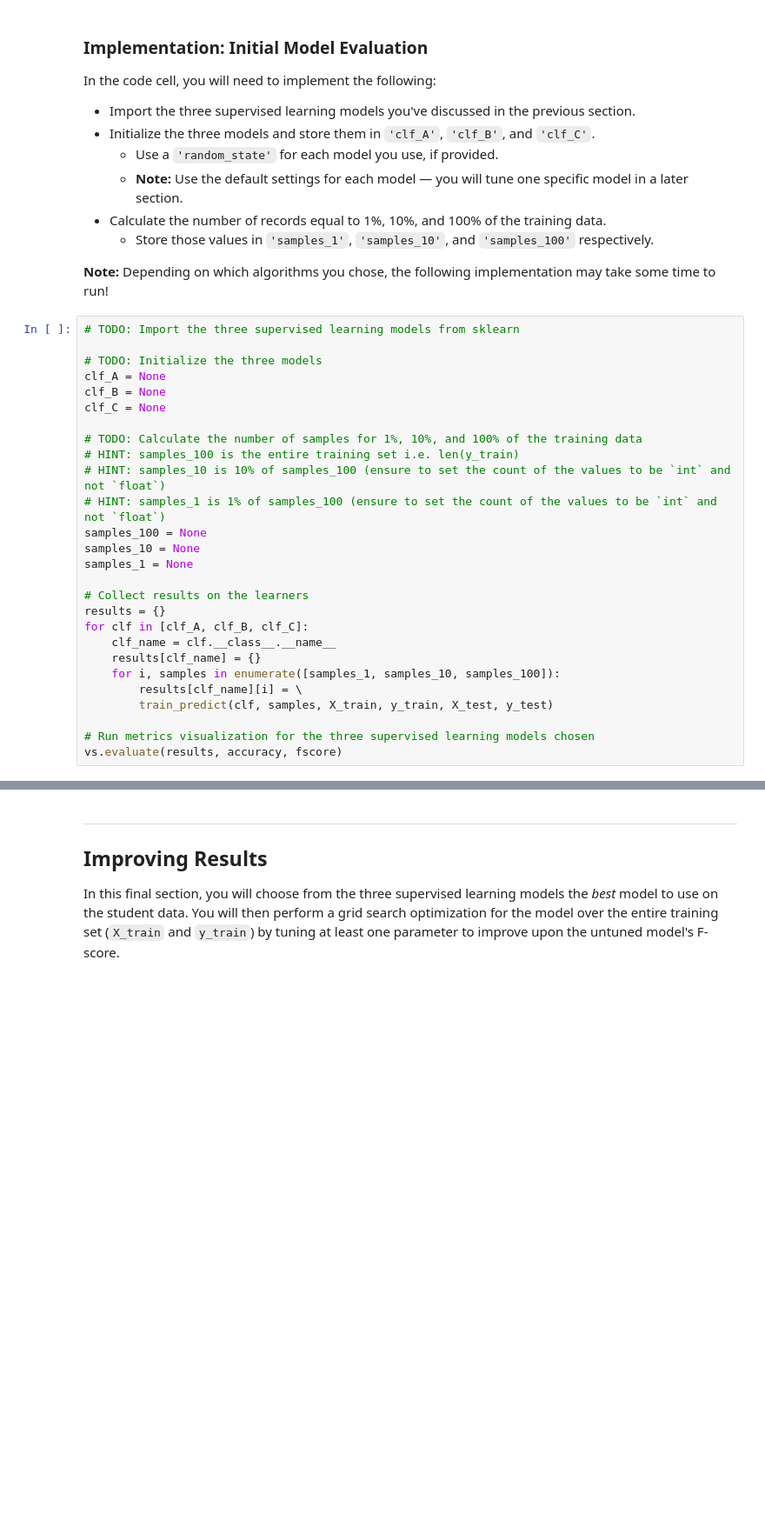
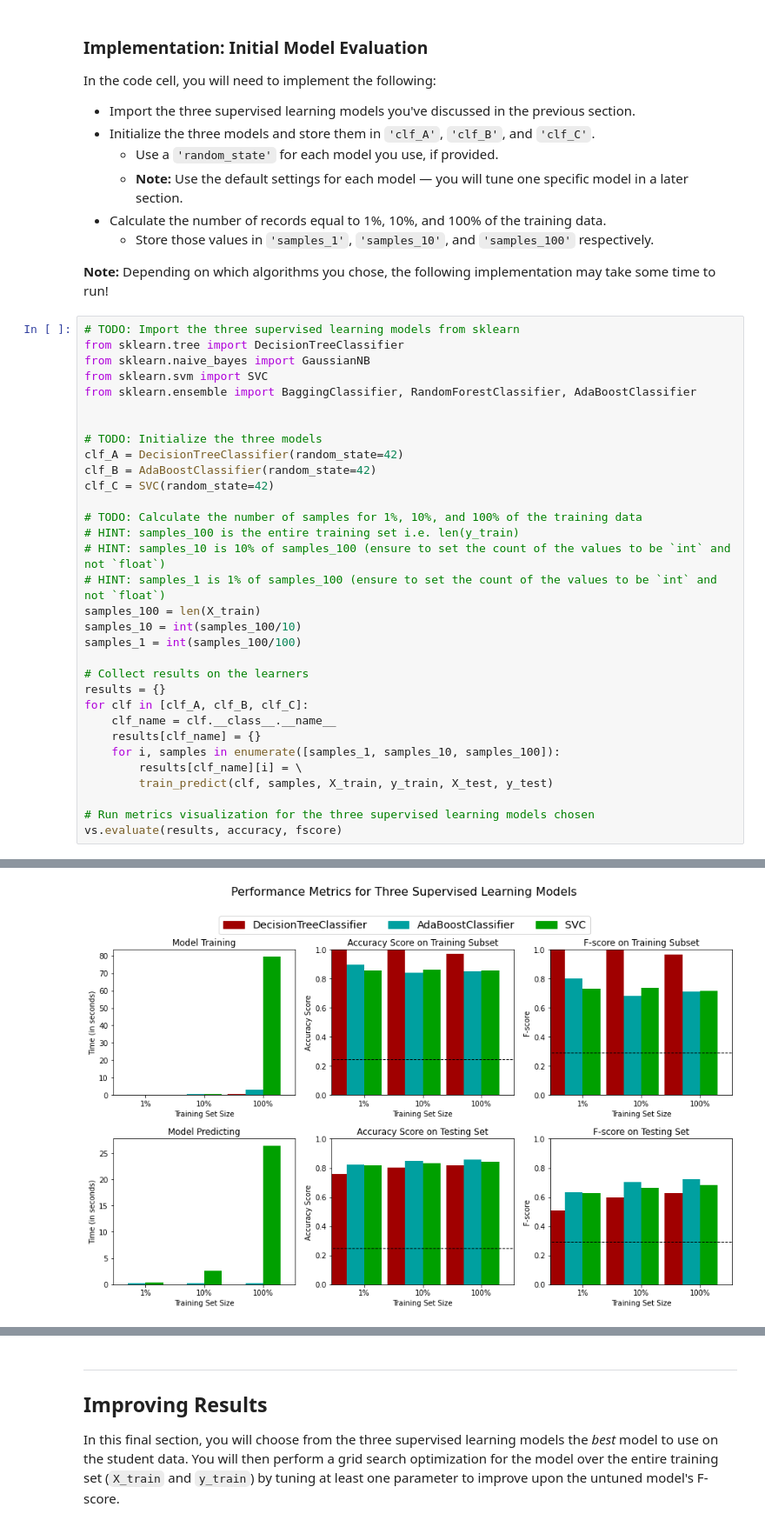
Before and after one commit to phohlfeld/Data-Scientist-ND, a Jupyter notebook: finding_donors/finding_donors.ipynb, the cells around one changed output, grey strips where cells are left out. Shown at 87% size. Drawn from its saved outputs; the diff is of its cells as text; blank space fills up the shorter version.

```diff
--- a/finding_donors/finding_donors.ipynb
+++ b/finding_donors/finding_donors.ipynb
@@ -361,19 +379,24 @@ In the code cell, you will need to implement the following:
 **Note:** Depending on which algorithms you chose, the following implementation may take some time to run!
 # %%
 # TODO: Import the three supervised learning models from sklearn
+from sklearn.tree import DecisionTreeClassifier
+from sklearn.naive_bayes import GaussianNB
+from sklearn.svm import SVC
+from sklearn.ensemble import BaggingClassifier, RandomForestClassifier, AdaBoostClassifier
+
 
 # TODO: Initialize the three models
-clf_A = None
-clf_B = None
-clf_C = None
+clf_A = DecisionTreeClassifier(random_state=42)
+clf_B = AdaBoostClassifier(random_state=42)
+clf_C = SVC(random_state=42)
 
 # TODO: Calculate the number of samples for 1%, 10%, and 100% of the training data
 # HINT: samples_100 is the entire training set i.e. len(y_train)
 # HINT: samples_10 is 10% of samples_100 (ensure to set the count of the values to be `int` and not `float`)
 # HINT: samples_1 is 1% of samples_100 (ensure to set the count of the values to be `int` and not `float`)
-samples_100 = None
-samples_10 = None
-samples_1 = None
+samples_100 = len(X_train)
+samples_10 = int(samples_100/10)
+samples_1 = int(samples_100/100)
 
 # Collect results on the learners
 results = {}
@@ -386,3 +409,4 @@ for clf in [clf_A, clf_B, clf_C]:
 
 # Run metrics visualization for the three supervised learning models chosen
 vs.evaluate(results, accuracy, fscore)
+# %% [output]
@@ -388,0 +422 @@ vs.evaluate(results, accuracy, fscore)
+[figure, added]
```
Also changed, not shown: parts of 23 cells of this notebook, 3 other files.
